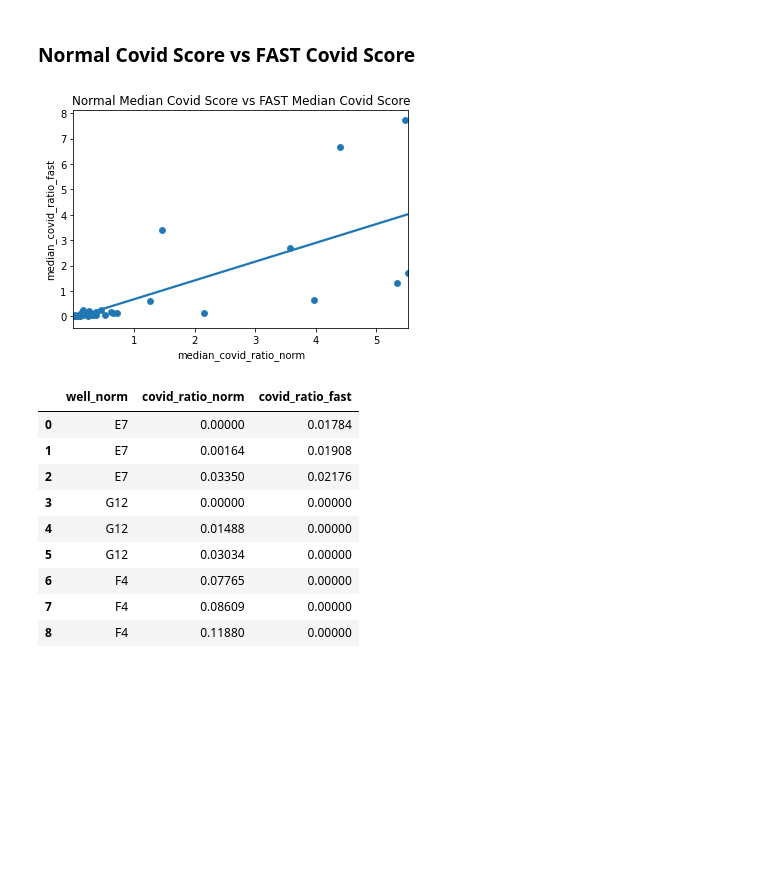
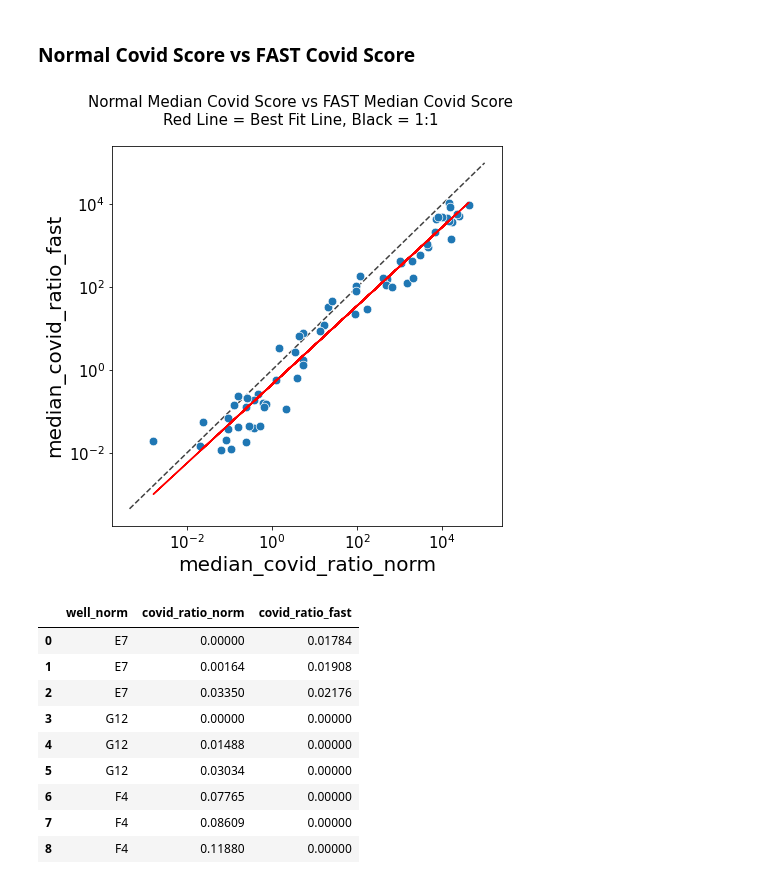
Before and after one commit to gh-bshih/g19_analysis, a Jupyter notebook: 201210_FastConcordance#1.ipynb, the cells around one changed output. Cells and saved outputs as stored; diff of their text form; code cells hidden in the pictures; blank space fills up the shorter version.

Commit message:
Added Normal vs FAST G19 Scores

```diff
--- a/201210_FastConcordance#1.ipynb
+++ b/201210_FastConcordance#1.ipynb
@@ -198,16 +199,44 @@ combined[(combined['total_detected_norm'] != combined['total_detected_fast'])]\
 | 328 | F4 | 0.08609 | 0.00000 |
 # %% [markdown]
 ### Normal Covid Score vs FAST Covid Score
-# %%
-score_relation = combined.query("(total_detected_norm == 1 | total_detected_fast == 1) & \
-                                 (median_covid_ratio_norm < 10 & median_covid_ratio_fast < 10)")
-sns.scatterplot(data=score_relation, x='median_covid_ratio_norm', y='median_covid_ratio_fast')
-sns.regplot(x='median_covid_ratio_norm', y='median_covid_ratio_fast',data=score_relation, ci=None)
-
-plt.title('Normal Median Covid Score vs FAST Median Covid Score')
-plt.show()
-# %% [output]
-[figure, removed]
+# %%
+score_relation = combined.query("(total_detected_norm == 1 | total_detected_fast == 1) & \
+                                 (median_covid_ratio_norm > 0 & median_covid_ratio_fast > 0)")
+
+fig, ax = plt.subplots(figsize=(7, 7))
+ax.set(xscale='log', yscale='log')
+
+sns.scatterplot(data=score_relation, x='median_covid_ratio_norm', y='median_covid_ratio_fast', s=75)
+
+x = score_relation['median_covid_ratio_norm'].values
+y = score_relation['median_covid_ratio_fast'].values
+
+logA = np.log(x)
+logB = np.log(y)
+
+m, c = np.polyfit(logA, logB, 1)
+y_fit = np.exp(m*logA + c)
+plt.plot(x, y_fit, 'r')
+
+lims = [
+    np.min([ax.get_xlim(), ax.get_ylim()]),  # min of both axes
+    np.max([ax.get_xlim(), ax.get_ylim()]),  # max of both axes
+]
+
+# # now plot both limits against eachother
+ax.plot(lims, lims, 'k--', alpha=0.75, zorder=0)
+
+plt.setp(ax.get_xticklabels(), fontsize=15)
+plt.setp(ax.get_yticklabels(), fontsize=15)
+
+ax.xaxis.label.set_size(20)
+ax.yaxis.label.set_size(20)
+fig.suptitle('Normal Median Covid Score vs FAST Median Covid Score\n\
+Red Line = Best Fit Line, Black = 1:1', fontsize=15)
+
+plt.show()
+# %% [output]
+[figure, added]
 # %%
 ## Look at Singlicate for Discordant Wells ##
 singlicate = pd.read_pickle("/ghds/groups/labdesk/bshih/c19dash/c19_dashboard/c19_read_counts.pickle")
```
Also changed, not shown: parts of 1 cell of this notebook.
